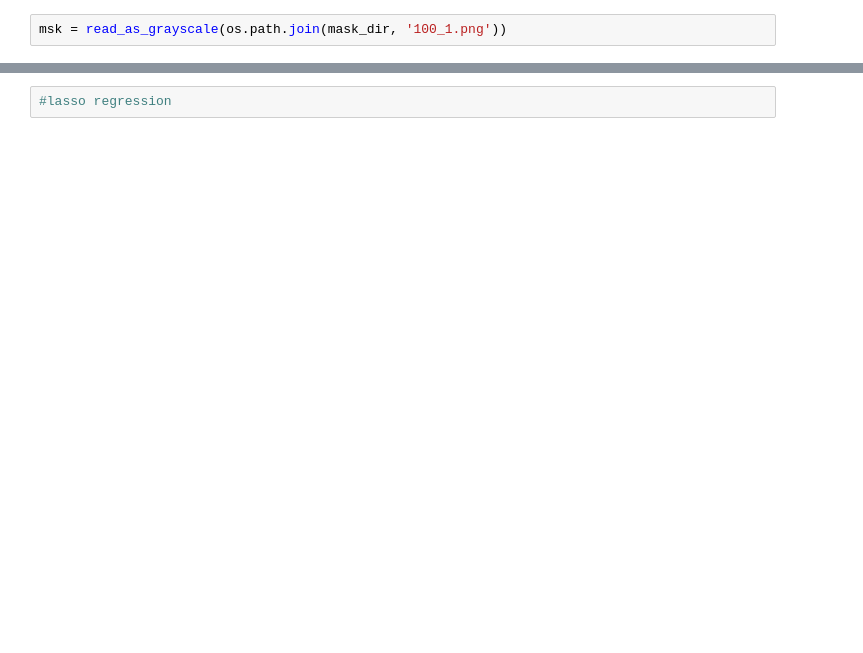
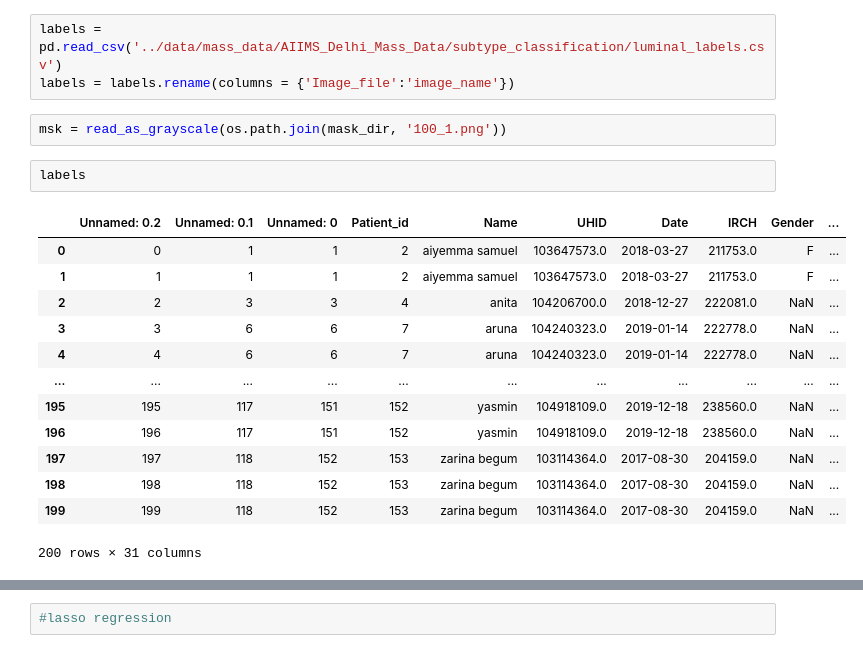
Before and after one commit to ViciousDove19/Breast_Cancer_Ultrasound_Project_AIIMS, a Jupyter notebook: models/luminal_classification_ML.ipynb, the cells around one changed output, grey strips where cells are left out. Saved outputs shown, nothing was run; the diff lists cells and outputs as text; blank space fills up the shorter version.

```diff
--- a/models/luminal_classification_ML.ipynb
+++ b/models/luminal_classification_ML.ipynb
@@ -12,8 +12,27 @@ import os
 # %%
 img_dir = '../data/mass_data/AIIMS_Delhi_Mass_Data/subtype_classification/images/'
 mask_dir = '../data/mass_data/AIIMS_Delhi_Mass_Data/subtype_classification/resized_masks/'
+# %%
+labels = pd.read_csv('../data/mass_data/AIIMS_Delhi_Mass_Data/subtype_classification/luminal_labels.csv')
+labels = labels.rename(columns = {'Image_file':'image_name'})
 # %%
 msk = read_as_grayscale(os.path.join(mask_dir, '100_1.png'))
+# %%
+labels
+# %% [output]
+|  | Unnamed: 0.2 | Unnamed: 0.1 | Unnamed: 0 | Patient_id | Name | UHID | Date | IRCH | Gender | ... |
+| 0 | 0 | 1 | 1 | 2 | aiyemma samuel | 103647573.0 | 2018-03-27 | 211753.0 | F | ... |
+| 1 | 1 | 1 | 1 | 2 | aiyemma samuel | 103647573.0 | 2018-03-27 | 211753.0 | F | ... |
+| 2 | 2 | 3 | 3 | 4 | anita | 104206700.0 | 2018-12-27 | 222081.0 | NaN | ... |
+| 3 | 3 | 6 | 6 | 7 | aruna | 104240323.0 | 2019-01-14 | 222778.0 | NaN | ... |
+| 4 | 4 | 6 | 6 | 7 | aruna | 104240323.0 | 2019-01-14 | 222778.0 | NaN | ... |
+| ... | ... | ... | ... | ... | ... | ... | ... | ... | ... | ... |
+| 195 | 195 | 117 | 151 | 152 | yasmin | 104918109.0 | 2019-12-18 | 238560.0 | NaN | ... |
+| 196 | 196 | 117 | 151 | 152 | yasmin | 104918109.0 | 2019-12-18 | 238560.0 | NaN | ... |
+| 197 | 197 | 118 | 152 | 153 | zarina begum | 103114364.0 | 2017-08-30 | 204159.0 | NaN | ... |
+| 198 | 198 | 118 | 152 | 153 | zarina begum | 103114364.0 | 2017-08-30 | 204159.0 | NaN | ... |
+| 199 | 199 | 118 | 152 | 153 | zarina begum | 103114364.0 | 2017-08-30 | 204159.0 | NaN | ... |
+200 rows × 31 columns
 # %%
 df = build_radiomic_df(img_dir, mask_dir)
 # %% [output]
```
Also changed, not shown: parts of 16 cells of this notebook, 2 other files.
